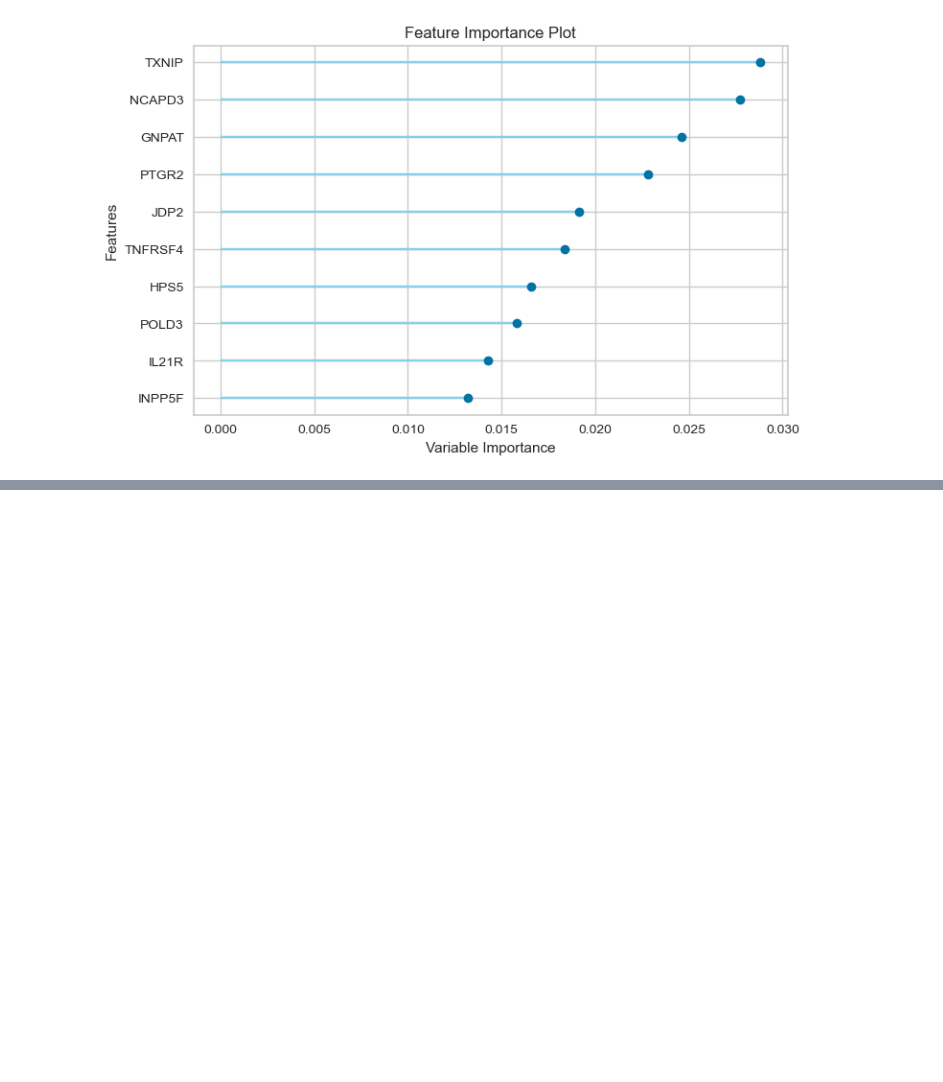
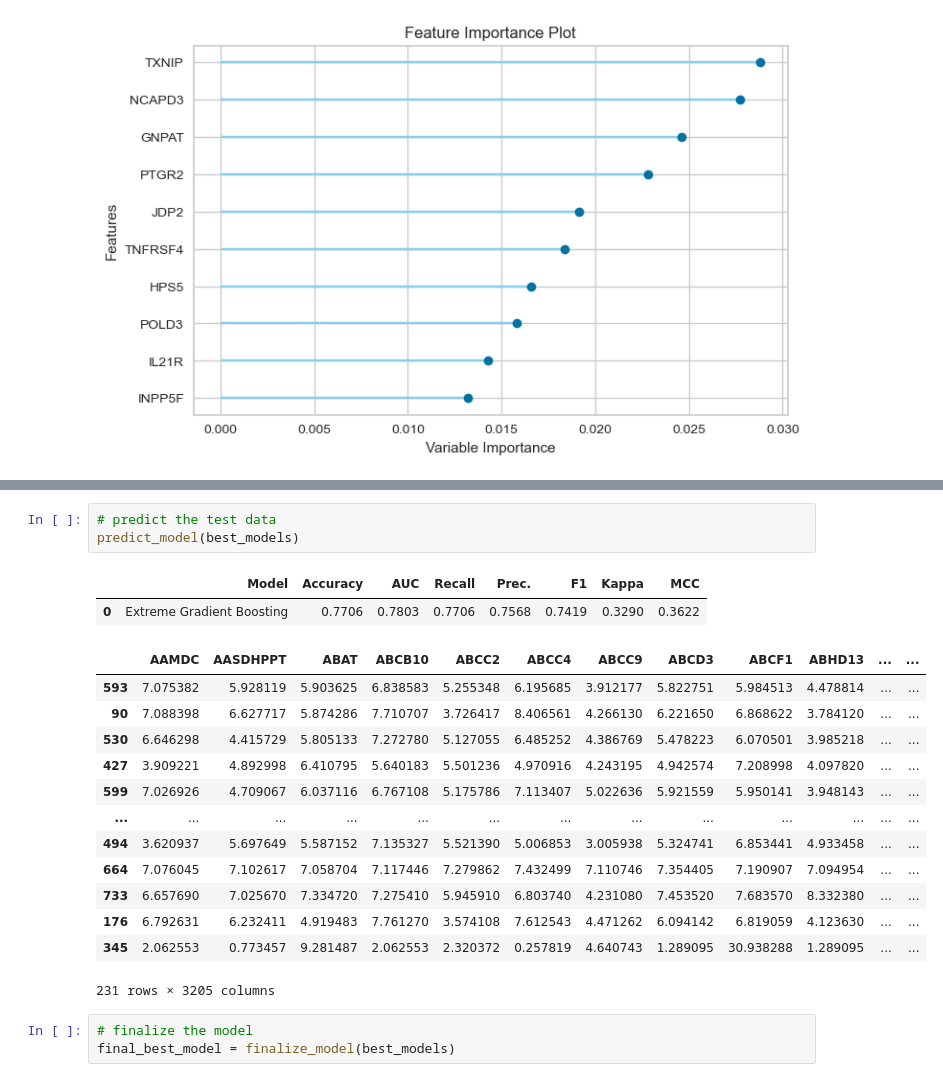
Before and after one commit to shakil2490/Sepsis_Mortality_Prediction_Transcriptomics_ML, a Jupyter notebook: sepsis_mortality_prediction.ipynb, the cells around one changed output, grey strips where cells are left out. Cells and saved outputs as stored; diff of their text form; blank space fills up the shorter version.

```diff
--- a/sepsis_mortality_prediction.ipynb
+++ b/sepsis_mortality_prediction.ipynb
@@ -202,0 +220,22 @@ plot_model(best_models, plot='feature')  # Visualize important features
+# %%
+# predict the test data
+predict_model(best_models)
+# %% [output]
+|  | Model | Accuracy | AUC | Recall | Prec. | F1 | Kappa | MCC |
+| 0 | Extreme Gradient Boosting | 0.7706 | 0.7803 | 0.7706 | 0.7568 | 0.7419 | 0.3290 | 0.3622 |
+|  | AAMDC | AASDHPPT | ABAT | ABCB10 | ABCC2 | ABCC4 | ABCC9 | ABCD3 | ABCF1 | ABHD13 | ... | ... |
+| 593 | 7.075382 | 5.928119 | 5.903625 | 6.838583 | 5.255348 | 6.195685 | 3.912177 | 5.822751 | 5.984513 | 4.478814 | ... | ... |
+| 90 | 7.088398 | 6.627717 | 5.874286 | 7.710707 | 3.726417 | 8.406561 | 4.266130 | 6.221650 | 6.868622 | 3.784120 | ... | ... |
+| 530 | 6.646298 | 4.415729 | 5.805133 | 7.272780 | 5.127055 | 6.485252 | 4.386769 | 5.478223 | 6.070501 | 3.985218 | ... | ... |
+| 427 | 3.909221 | 4.892998 | 6.410795 | 5.640183 | 5.501236 | 4.970916 | 4.243195 | 4.942574 | 7.208998 | 4.097820 | ... | ... |
+| 599 | 7.026926 | 4.709067 | 6.037116 | 6.767108 | 5.175786 | 7.113407 | 5.022636 | 5.921559 | 5.950141 | 3.948143 | ... | ... |
+| ... | ... | ... | ... | ... | ... | ... | ... | ... | ... | ... | ... | ... |
+| 494 | 3.620937 | 5.697649 | 5.587152 | 7.135327 | 5.521390 | 5.006853 | 3.005938 | 5.324741 | 6.853441 | 4.933458 | ... | ... |
+| 664 | 7.076045 | 7.102617 | 7.058704 | 7.117446 | 7.279862 | 7.432499 | 7.110746 | 7.354405 | 7.190907 | 7.094954 | ... | ... |
+| 733 | 6.657690 | 7.025670 | 7.334720 | 7.275410 | 5.945910 | 6.803740 | 4.231080 | 7.453520 | 7.683570 | 8.332380 | ... | ... |
+| 176 | 6.792631 | 6.232411 | 4.919483 | 7.761270 | 3.574108 | 7.612543 | 4.471262 | 6.094142 | 6.819059 | 4.123630 | ... | ... |
+| 345 | 2.062553 | 0.773457 | 9.281487 | 2.062553 | 2.320372 | 0.257819 | 4.640743 | 1.289095 | 30.938288 | 1.289095 | ... | ... |
+231 rows × 3205 columns
+# %%
+# finalize the model
+final_best_model = finalize_model(best_models)
```
Also changed, not shown: parts of 5 cells of this notebook, 2 other files.
